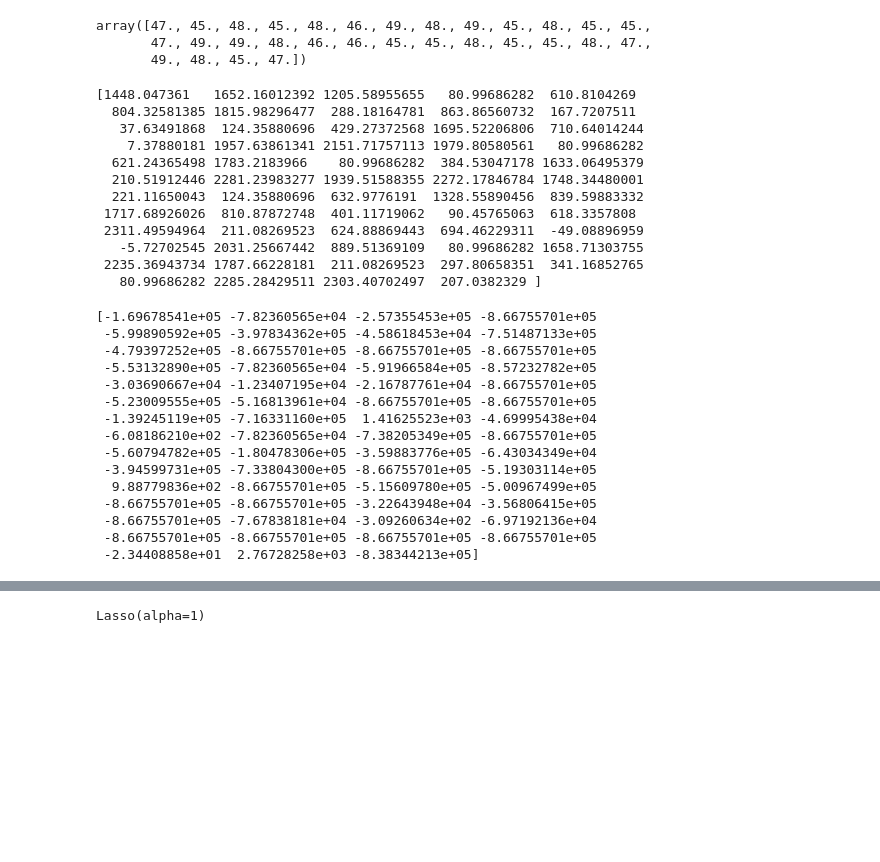
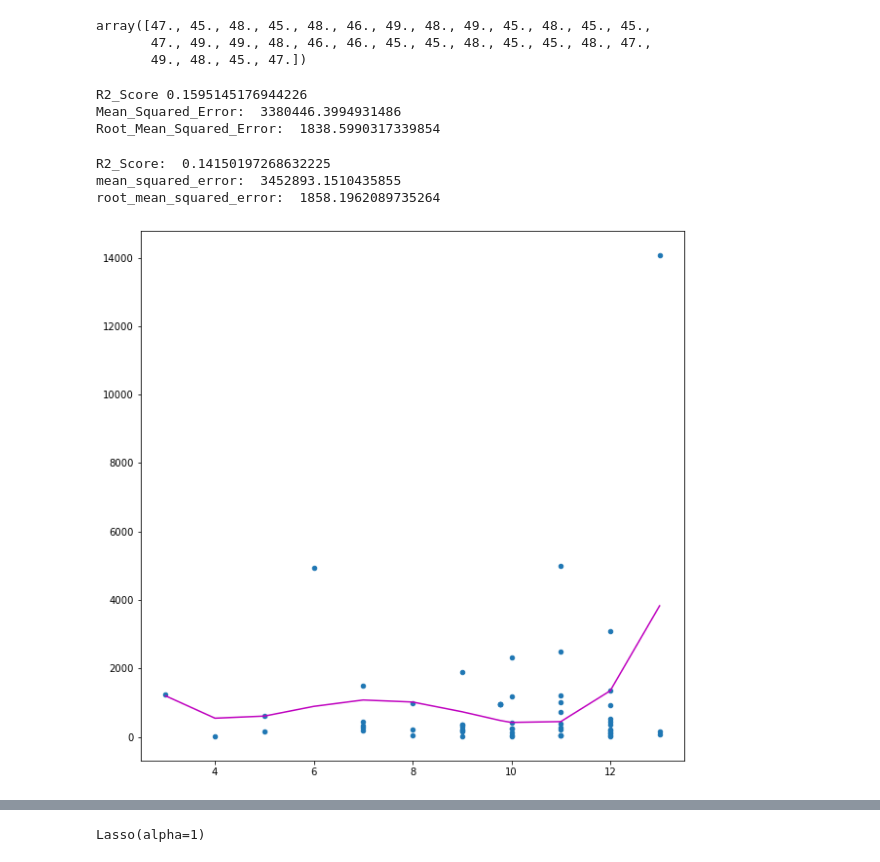
Before and after one commit to bluewallumich/Predicting-Educational-Outcomes, a Jupyter notebook: Milestone II Project v1.ipynb, the cells around one changed output, grey strips where cells are left out. Drawn from its saved outputs; the diff is of its cells as text; code cells hidden in the pictures; blank space fills up the shorter version.

```diff
--- a/Milestone II Project v1.ipynb
+++ b/Milestone II Project v1.ipynb
@@ -611,8 +608,9 @@ array([47., 45., 48., 45., 48., 46., 49., 48., 49., 45., 48., 45., 45.,
 # %%
 #Multiple linear regression between GDP, word_rank, broad_impact
 from sklearn.linear_model import LinearRegression
+from sklearn.metrics import r2_score
+from sklearn.metrics import mean_squared_error
 
-modified_df_final.head()
 a_final_frame.head()
 
 X = a_final_frame[['female_25_plus','quality_of_education']].to_numpy()
@@ -622,47 +620,56 @@ model = LinearRegression().fit(X, y)
 
 frame_score = model.score(X,y)
 y_pred = model.predict(X)
-print(y_pred)
+#print(y_pred)
+
+final_score = r2_score(y,y_pred)
+mean_sqrd_error = mean_squared_error(y,y_pred)
+root_mean_sqrd_error = np.sqrt(mean_squared_error(y,y_pred))
+
+print("R2_Score",final_score)
+print("Mean_Squared_Error: ",mean_sqrd_error)
+print("Root_Mean_Squared_Error: ",root_mean_sqrd_error)
 # %% [output]
-[1448.047361   1652.16012392 1205.58955655   80.99686282  610.8104269
-  804.32581385 1815.98296477  288.18164781  863.86560732  167.7207511
-   37.63491868  124.35880696  429.27372568 1695.52206806  710.64014244
-    7.37880181 1957.63861341 2151.71757113 1979.80580561   80.99686282
-  621.24365498 1783.2183966    80.99686282  384.53047178 1633.06495379
-  210.51912446 2281.23983277 1939.51588355 2272.17846784 1748.34480001
-  221.11650043  124.35880696  632.9776191  1328.55890456  839.59883332
- 1717.68926026  810.87872748  401.11719062   90.45765063  618.3357808
- 2311.49594964  211.08269523  624.88869443  694.46229311  -49.08896959
-   -5.72702545 2031.25667442  889.51369109   80.99686282 1658.71303755
- 2235.36943734 1787.66228181  211.08269523  297.80658351  341.16852765
-   80.99686282 2285.28429511 2303.40702497  207.0382329 ]
+R2_Score 0.1595145176944226
+Mean_Squared_Error:  3380446.3994931486
+Root_Mean_Squared_Error:  1838.5990317339854
 # %%
 ##Polynomial Linear Regression
+#using no weights or bias this fails.
 from sklearn.preprocessing import PolynomialFeatures
+import operator
 
-Xpoly = a_final_frame['quality_of_education'].to_numpy()
+Xpoly = a_final_frame['female_25_plus'].to_numpy()
 Xpoly = Xpoly.reshape((-1,1))
 
 ypoly = a_final_frame['avg_2000_2015'].to_numpy()
 
-X_ = PolynomialFeatures(degree=2,include_bias=False).fit_transform(Xpoly)
-poly_model = LinearRegression().fit(X_,y)
+X_ = PolynomialFeatures(degree=4,include_bias=False).fit_transform(Xpoly)
+poly_model = LinearRegression().fit(X_,ypoly)
 
-y_pred = model.predict(X_)
-print(y_pred)
+y_pred1 = poly_model.predict(X_)
+#print(y_pred)
+
+final_score1 = r2_score(ypoly,y_pred1)
+mean_sqrd_error1 = mean_squared_error(ypoly,y_pred1)
+root_mean_sqrd_error1 = np.sqrt(mean_squared_error(ypoly,y_pred1))
+
+print("R2_Score: ",final_score1)
+print("mean_squared_error: ",mean_sqrd_error1)
+print("root_mean_squared_error: ",root_mean_sqrd_error1)
+
+f = plt.figure()
+f.set_figwidth(10)
+f.set_figheight(10)
+plt.scatter(Xpoly, ypoly, s=20)
+# sort the values of x before line plot
+sort_axis = operator.itemgetter(0)
+sorted_zip = sorted(zip(Xpoly,y_pred1), key=sort_axis)
+x, y_pred1 = zip(*sorted_zip)
+plt.plot(x, y_pred1, color='m')
+plt.show()
 # %% [output]
-[-1.69678541e+05 -7.82360565e+04 -2.57355453e+05 -8.66755701e+05
- -5.99890592e+05 -3.97834362e+05 -4.58618453e+04 -7.51487133e+05
- -4.79397252e+05 -8.66755701e+05 -8.66755701e+05 -8.66755701e+05
- -5.53132890e+05 -7.82360565e+04 -5.91966584e+05 -8.57232782e+05
- -3.03690667e+04 -1.23407195e+04 -2.16787761e+04 -8.66755701e+05
- -5.23009555e+05 -5.16813961e+04 -8.66755701e+05 -8.66755701e+05
- -1.39245119e+05 -7.16331160e+05  1.41625523e+03 -4.69995438e+04
- -6.08186210e+02 -7.82360565e+04 -7.38205349e+05 -8.66755701e+05
- -5.60794782e+05 -1.80478306e+05 -3.59883776e+05 -6.43034349e+04
- -3.94599731e+05 -7.33804300e+05 -8.66755701e+05 -5.19303114e+05
-  9.88779836e+02 -8.66755701e+05 -5.15609780e+05 -5.00967499e+05
- -8.66755701e+05 -8.66755701e+05 -3.22643948e+04 -3.56806415e+05
- -8.66755701e+05 -7.67838181e+04 -3.09260634e+02 -6.97192136e+04
- -8.66755701e+05 -8.66755701e+05 -8.66755701e+05 -8.66755701e+05
- -2.34408858e+01  2.76728258e+03 -8.38344213e+05]
+R2_Score:  0.14150197268632225
+mean_squared_error:  3452893.1510435855
+root_mean_squared_error:  1858.1962089735264
+[figure, added]
```
Also changed, not shown: parts of 4 cells of this notebook.
